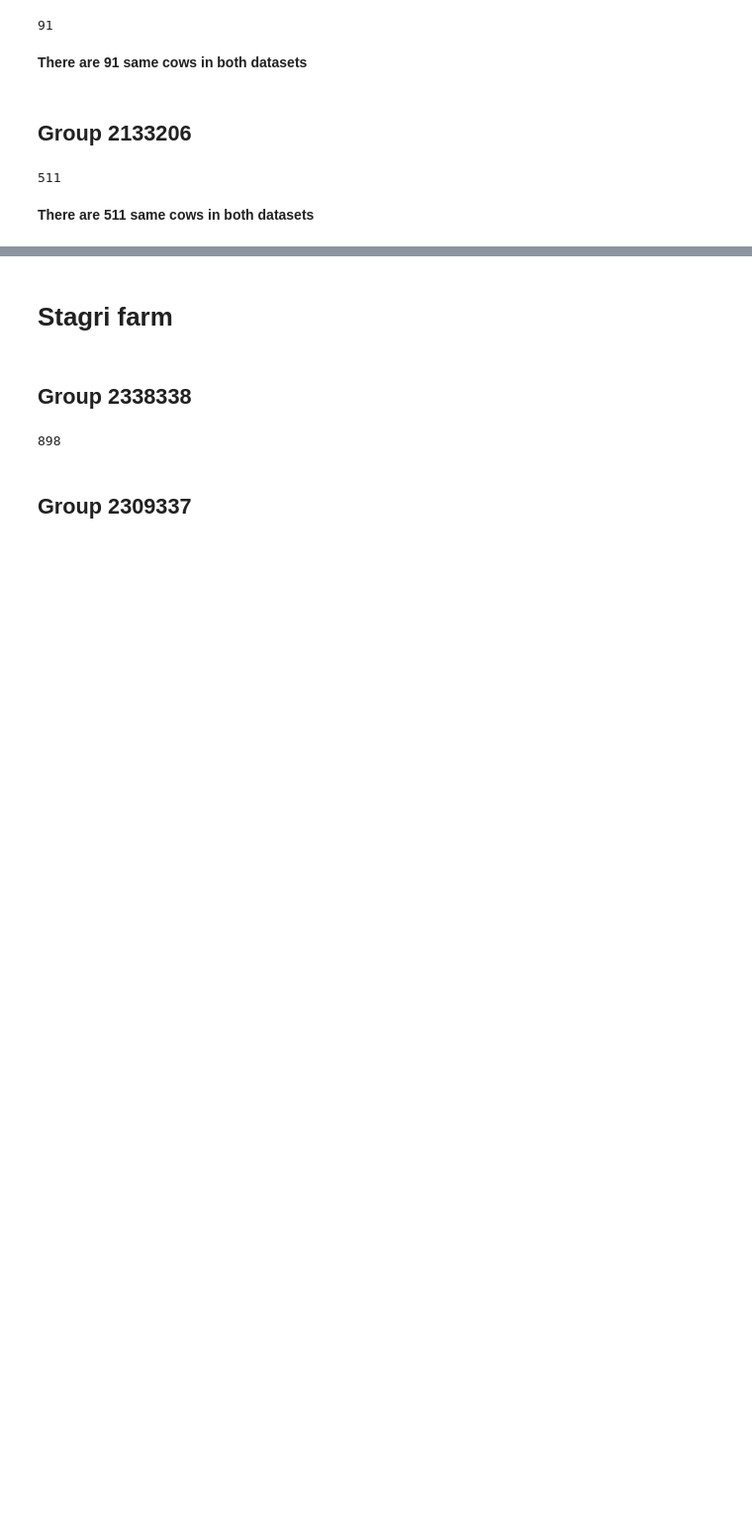
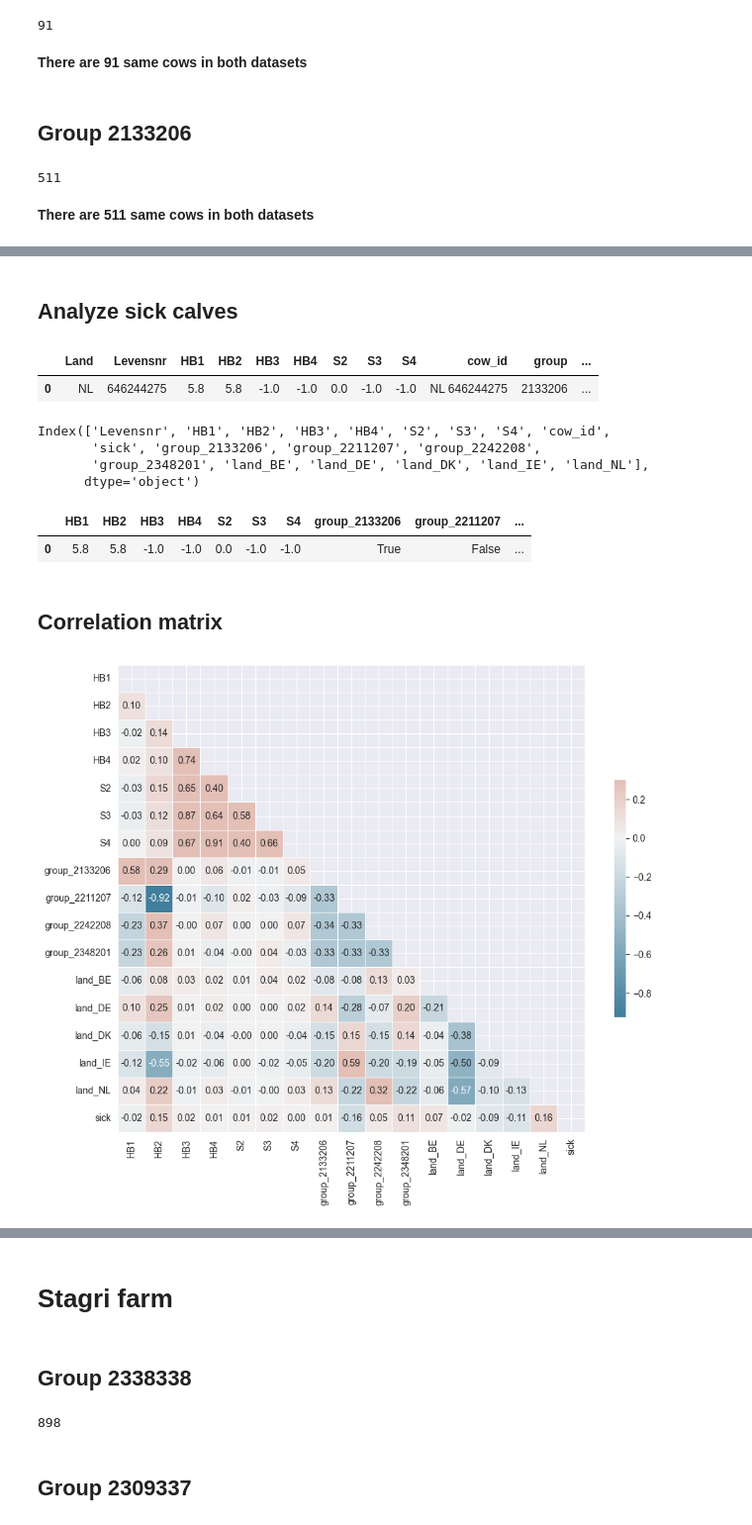
Before and after one commit to AI-Farming-Thewi/cows_analysis, a Jupyter notebook: Farms analysis.ipynb, the cells around one changed output, grey strips where cells are left out. Shown at 99% size. Saved outputs shown, nothing was run; the diff lists cells and outputs as text; code cells hidden in the pictures; blank space fills up the shorter version.

Commit message:
added antens farm analysis to the farms analysis notebook

```diff
--- a/Farms analysis.ipynb
+++ b/Farms analysis.ipynb
@@ -202,0 +264,40 @@ len(same_cows_2133206)
+# %% [markdown]
+## Analyze sick calves
+# %%
+sick_cows = set(
+    treatments_cleaned[treatments_cleaned['cow_id'].isin(
+        same_cows_2133206 | same_cows_2211207 | same_cows_2242208 | same_cows_2348201
+    )].drop_duplicates(subset='cow_id')['cow_id'].values
+)
+# %%
+antens_cows['sick'] = antens_cows['cow_id'].apply(lambda cow: 1 if cow in sick_cows else 0)
+antens_cows.head(1)
+# %% [output]
+|  | Land | Levensnr | HB1 | HB2 | HB3 | HB4 | S2 | S3 | S4 | cow_id | group | ... |
+| 0 | NL | 646244275 | 5.8 | 5.8 | -1.0 | -1.0 | 0.0 | -1.0 | -1.0 | NL 646244275 | 2133206 | ... |
+# %%
+# one-hot encoding
+one_hot_encoded = pd.get_dummies(antens_cows['group'], prefix='group')
+antens_cows = pd.concat([antens_cows, one_hot_encoded], axis=1)
+antens_cows.drop('group', axis=1, inplace=True)
+
+# one-hot encoding
+one_hot_encoded = pd.get_dummies(antens_cows['Land'], prefix='land')
+antens_cows = pd.concat([antens_cows, one_hot_encoded], axis=1)
+antens_cows.drop('Land', axis=1, inplace=True)
+# %%
+antens_cows.columns
+# %% [output]
+Index(['Levensnr', 'HB1', 'HB2', 'HB3', 'HB4', 'S2', 'S3', 'S4', 'cow_id',
+       'sick', 'group_2133206', 'group_2211207', 'group_2242208',
+       'group_2348201', 'land_BE', 'land_DE', 'land_DK', 'land_IE', 'land_NL'],
+      dtype='object')
+# %%
+# Put sick feature to the end
+antens_cows = antens_cows[['HB1', 'HB2', 'HB3', 'HB4', 'S2', 'S3', 'S4',
+       'group_2133206', 'group_2211207', 'group_2242208',
+       'group_2348201', 'land_BE', 'land_DE', 'land_DK', 'land_IE', 'land_NL', 'sick']]
+antens_cows.head(1)
+# %% [output]
+|  | HB1 | HB2 | HB3 | HB4 | S2 | S3 | S4 | group_2133206 | group_2211207 | ... |
+| 0 | 5.8 | 5.8 | -1.0 | -1.0 | 0.0 | -1.0 | -1.0 | True | False | ... |
@@ -202,0 +306,22 @@ len(same_cows_2133206)
+# %% [markdown]
+## Correlation matrix
+# %%
+# Compute the correlation matrix
+corr = antens_cows.corr()
+
+# Generate a mask for the upper triangle
+mask = np.triu(np.ones_like(corr, dtype=bool))
+# Set up the matplotlib figure
+f, ax = plt.subplots(figsize=(11, 9))
+
+# Generate a custom diverging colormap
+cmap = sns.diverging_palette(230, 20, as_cmap=True)
+
+# Draw the heatmap with the mask and correct aspect ratio
+sns.heatmap(corr, mask=mask, cmap=cmap, vmax=.3, center=0,
+            square=True, linewidths=.5, cbar_kws={"shrink": .5}, fmt=".2f",
+ annot=True)
+
+plt.show()
+# %% [output]
+[figure, added]
```
Also changed, not shown: parts of 13 cells of this notebook.
